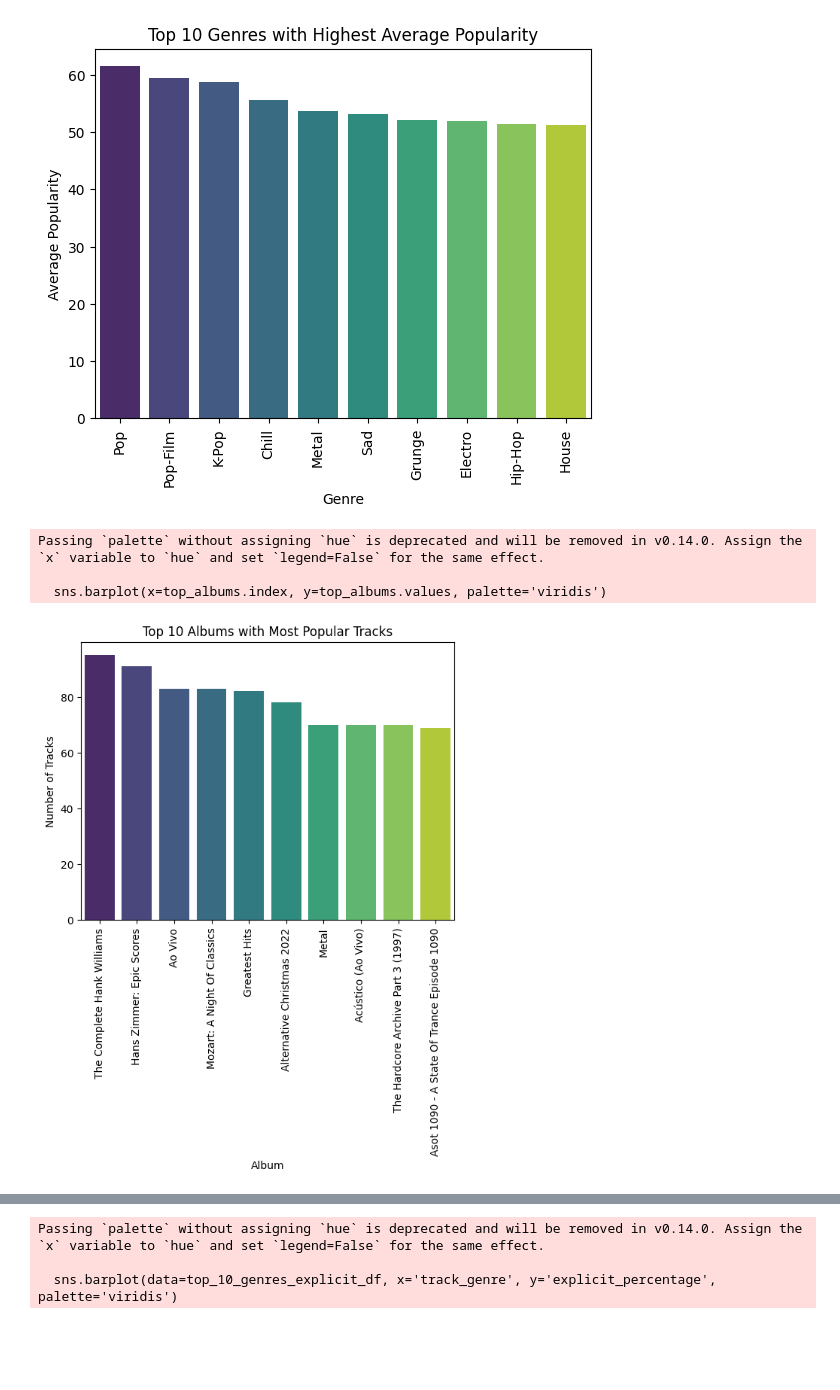
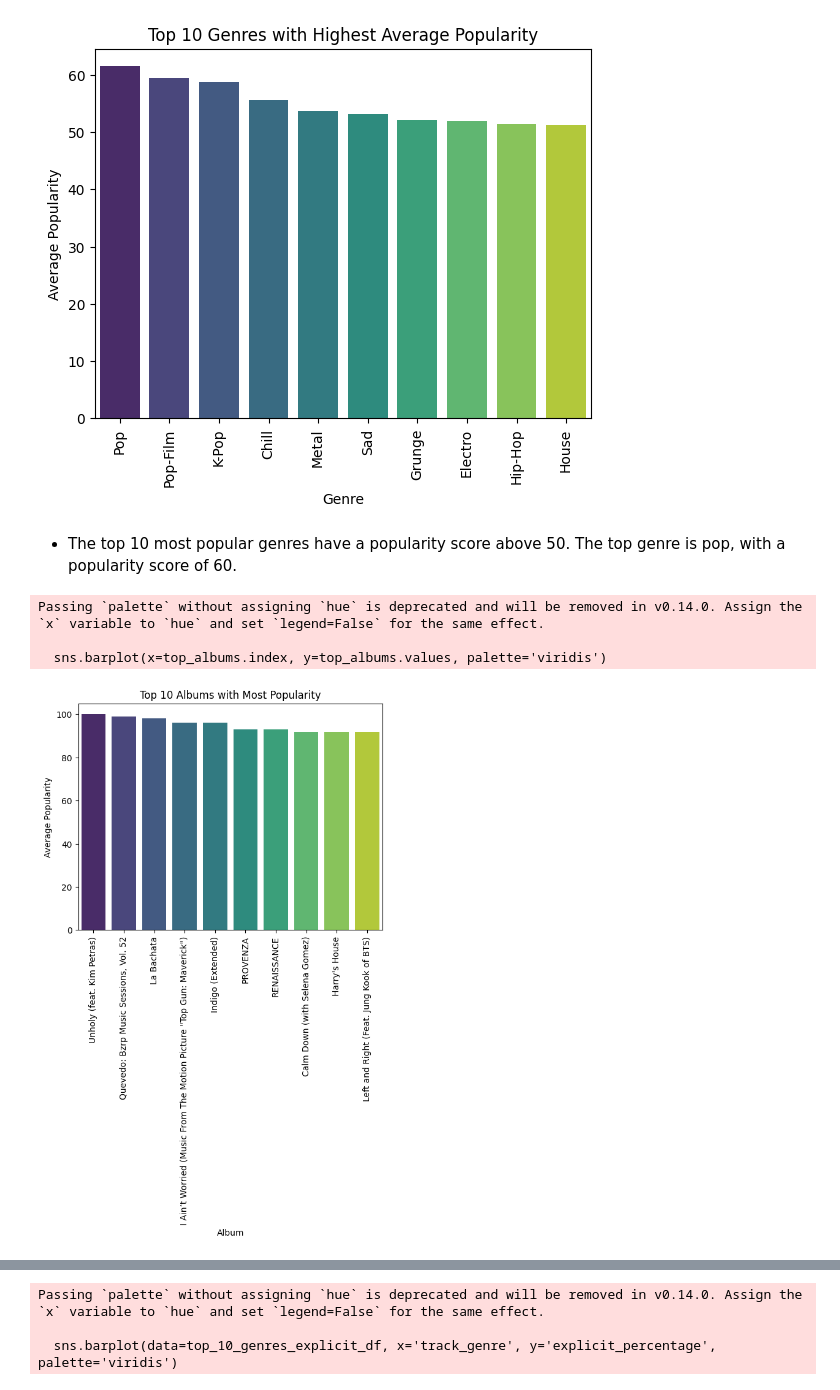
Before and after one commit to caroldvarela/workshop-02, a Jupyter notebook: notebooks/001_EDA_spotify.ipynb, the cells around one changed output, grey strips where cells are left out. Drawn from its saved outputs; the diff is of its cells as text; code cells hidden in the pictures; blank space fills up the shorter version.

```diff
--- a/notebooks/001_EDA_spotify.ipynb
+++ b/notebooks/001_EDA_spotify.ipynb
@@ -411,16 +582,19 @@ Passing `palette` without assigning `hue` is deprecated and will be removed in v
 
   sns.barplot(x=genre_popularity.index, y=genre_popularity.values, palette='viridis')
 [figure]
+# %% [markdown]
+- The top 10 most popular genres have a popularity score above 50. The top genre is pop, with a popularity score of 60.
 # %%
-top_albums = df['album_name'].value_counts().head(10)
+top_albums = df.groupby('album_name')['popularity'].mean().nlargest(10)
+
 sns.barplot(x=top_albums.index, y=top_albums.values, palette='viridis')
-plt.title('Top 10 Albums with Most Popular Tracks')
+plt.title('Top 10 Albums with Most Popularity')
 plt.xlabel('Album')
-plt.ylabel('Number of Tracks')
+plt.ylabel('Average Popularity')
 plt.xticks(rotation=90)
 plt.show()
 # %% [output]
 Passing `palette` without assigning `hue` is deprecated and will be removed in v0.14.0. Assign the `x` variable to `hue` and set `legend=False` for the same effect.
 
   sns.barplot(x=top_albums.index, y=top_albums.values, palette='viridis')
-[figure, old version]
+[figure, new version]
```
Also changed, not shown: parts of 46 cells of this notebook.
